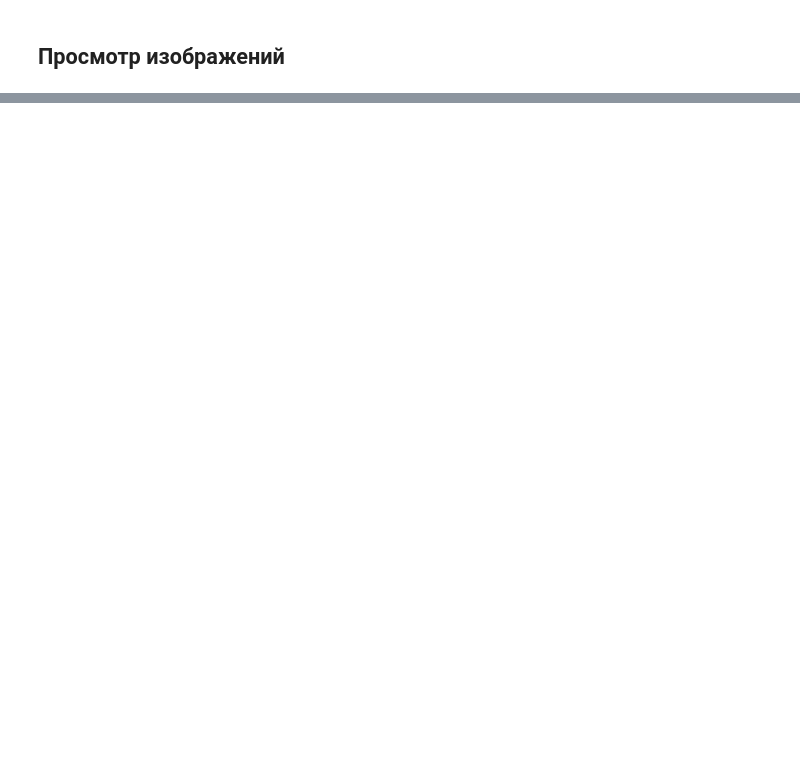
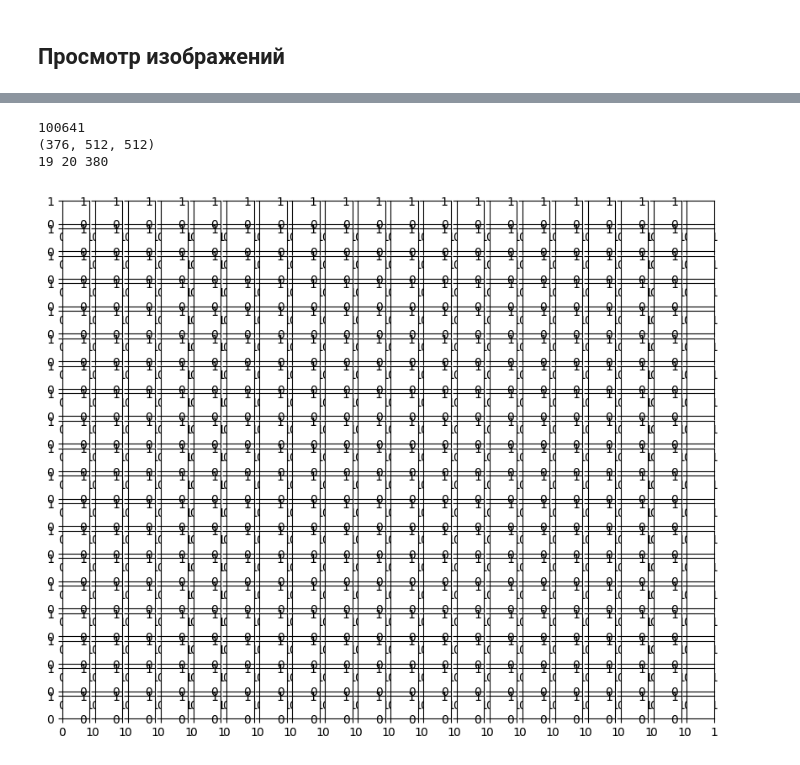
Before and after one commit to terrainternship/Radlogics, a Jupyter notebook: Andrey1970/Сидоров Сегментация очагов пневмонии версия 1.ipynb, the cells around one changed output, grey strips where cells are left out. Cells and saved outputs as stored; diff of their text form; code cells hidden in the pictures; blank space fills up the shorter version.

Commit message:
Подготовленмодуль конвертации dataset

```diff
--- a/Andrey1970/Сидоров Сегментация очагов пневмонии версия 1.ipynb
+++ b/Andrey1970/Сидоров Сегментация очагов пневмонии версия 1.ipynb
@@ -23,8 +19,12 @@ Drive already mounted at content; to attempt to forcibly remount, call drive.mou
 # %% [markdown]
 ## Чтение и распаковка данных
 # %%
-REMOTE_PATH = 'content/MyDrive/Segmentation'
+REMOTE_PATH = 'c:\\projects\\AIUniversity\\Segments'
 REMOTE_DATASET_ZIP = f'{REMOTE_PATH}/Dataset.zip'
-DATASET_PATH = 'dataset'
+DATASET_PATH = REMOTE_PATH
 DATASET_ZIP = f'{DATASET_PATH}/Dataset.zip'
+# REMOTE_PATH = 'content/MyDrive/Segmentation'
+# REMOTE_DATASET_ZIP = f'{REMOTE_PATH}/Dataset.zip'
+# DATASET_PATH = 'dataset'
+# DATASET_ZIP = f'{DATASET_PATH}/Dataset.zip'
 # %%
@@ -38,6 +36,6 @@ sh.copy(REMOTE_DATASET_ZIP, DATASET_ZIP)
 # %%
-with zf.ZipFile(DATASET_ZIP) as f:
-  f.extractall(DATASET_PATH)
+# with zf.ZipFile(DATASET_ZIP) as f:
+#   f.extractall(DATASET_PATH)
 # %% [markdown]
 ## Просмотр изображений
 # %%
@@ -59,6 +59,21 @@ def draw_ds(ds):
   # plt.axis('off')
 
   plt.show()
+# %%
+def draw3D_ds(ds):
+  ITEM_PER_ROW = 20
+  data = ds.pixel_array
+  rows, cols = data.shape[0]//ITEM_PER_ROW+1, ITEM_PER_ROW
+  print(data.shape)
+  print(rows, cols, rows*cols)
+  fig, ax = plt.subplots(rows, cols, figsize=(10, 8))
+  for i in range(rows):
+    for j in range(cols):
+      if rows*ITEM_PER_ROW+cols<data.shape[0]:
+        AX = ax[i, j]
+        AX.imshow(data[i*rows+j], cmap='gray')
+        AX.axis('off')
+  plt.show()
 # %%
 def get_flat_filename_list(path, extention):
   filelist = []
@@ -94,0 +111,12 @@ draw_ds(ds)
+# %%
+# Отбор 3D
+print(len(files))
+img3D_path = [img for img in files if 'Segmentation' in img]
+n = len(img3D_path)
+ds = dicom.dcmread(img3D_path[np.random.randint(0, n, 1)[0]])
+draw3D_ds(ds)
+# %% [output]
+100641
+(376, 512, 512)
+19 20 380
+[figure, added]
```
Also changed, not shown: parts of 9 cells of this notebook, 1 other file.
